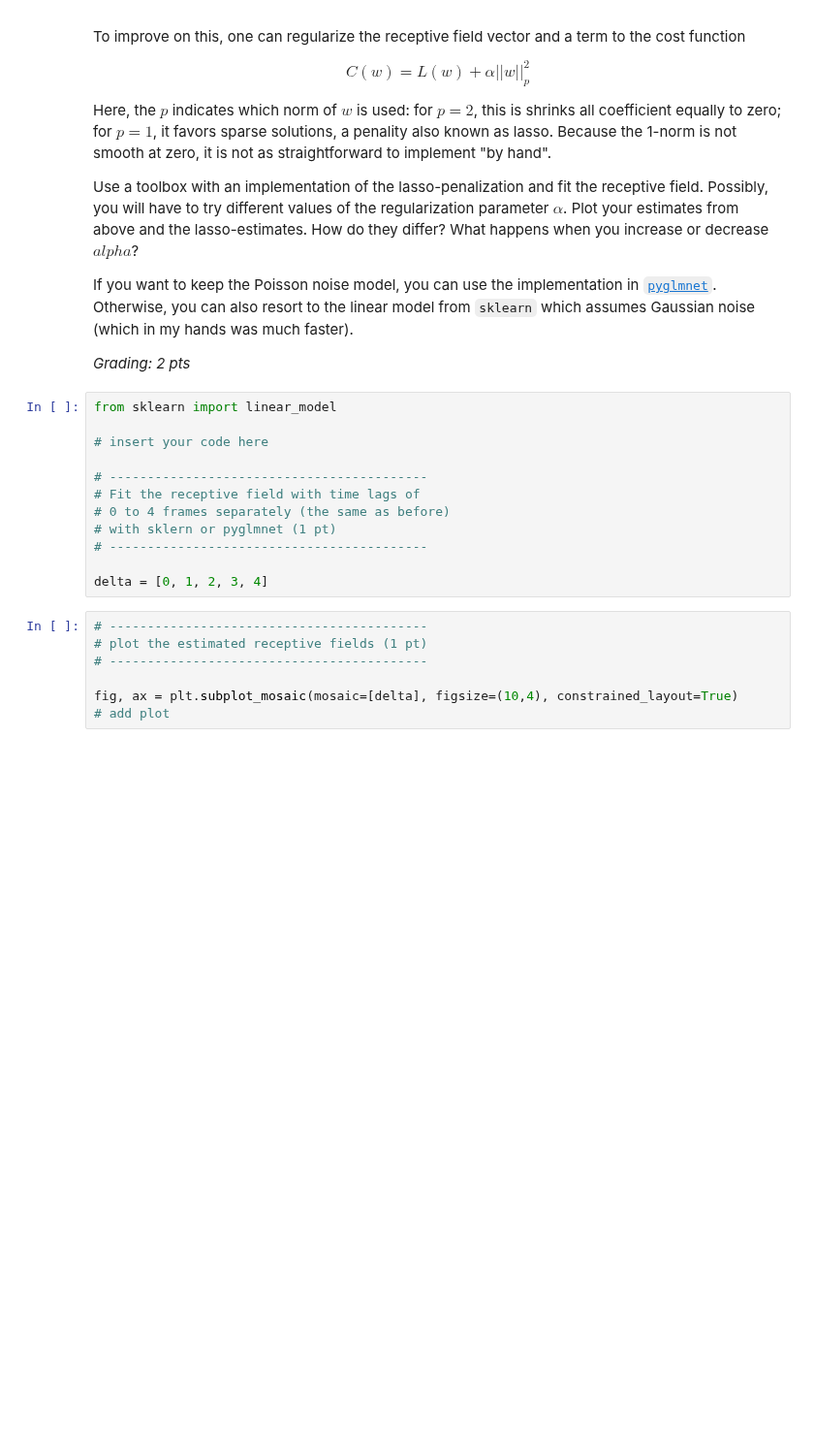
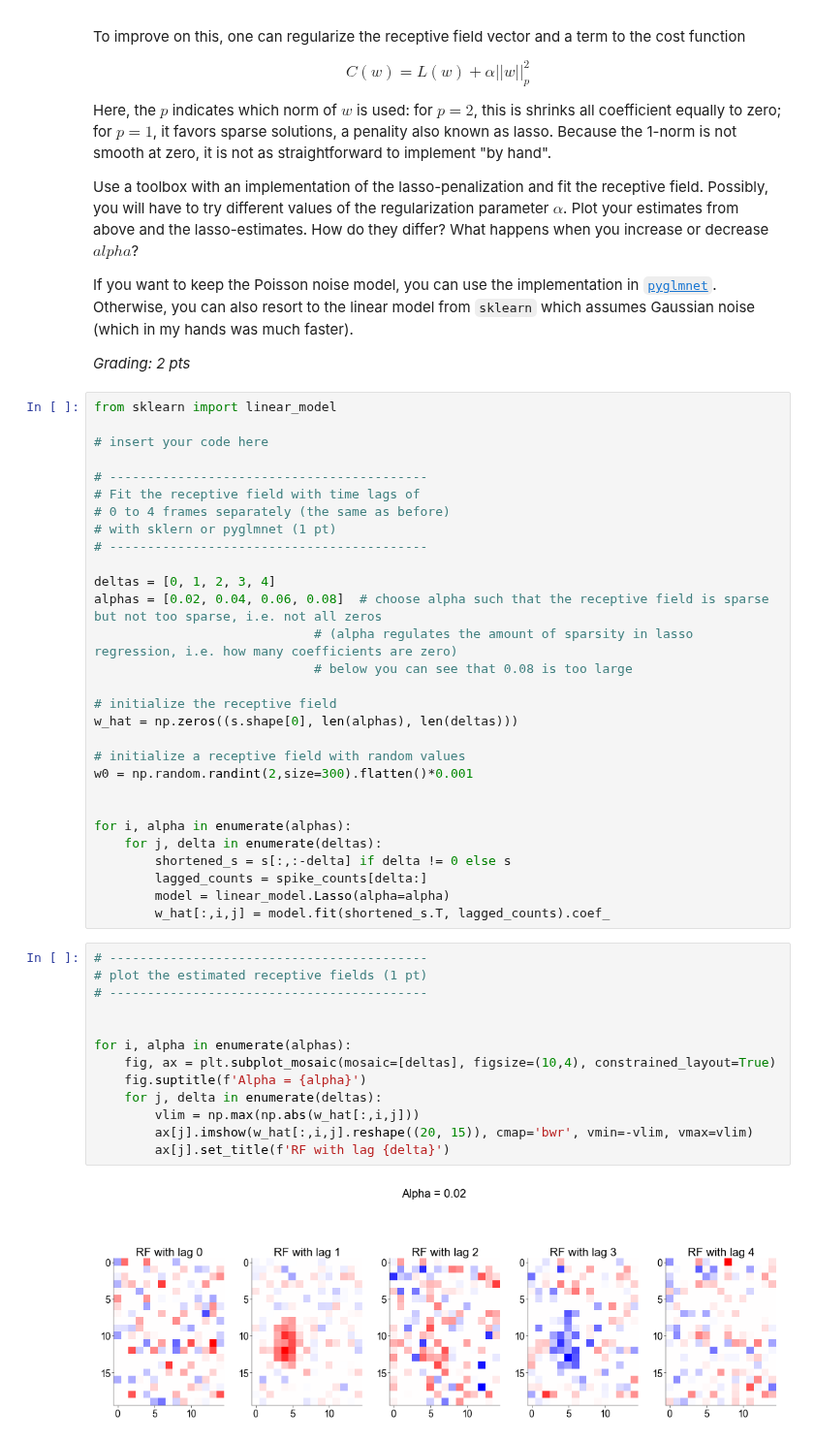
Before and after one commit to H-Kugler/neural-data-science, a Jupyter notebook: notebooks/CodingLab5_harri.ipynb, the cells around one changed output. Shown at 97% size. Cells and saved outputs as stored; diff of their text form; blank space fills up the shorter version.

```diff
--- a/notebooks/CodingLab5_harri.ipynb
+++ b/notebooks/CodingLab5_harri.ipynb
@@ -394,22 +436,47 @@ Use a toolbox with an implementation of the lasso-penalization and fit the recep
 If you want to keep the Poisson noise model, you can use the implementation in [`pyglmnet`](https://pypi.python.org/pypi/pyglmnet). Otherwise, you can also resort to the linear model from `sklearn` which assumes Gaussian noise (which in my hands was much faster).
 
 *Grading: 2 pts*
-# %%
-from sklearn import linear_model
-
-# insert your code here
-
-# ------------------------------------------
-# Fit the receptive field with time lags of
-# 0 to 4 frames separately (the same as before)
-# with sklern or pyglmnet (1 pt)
-# ------------------------------------------
-
-delta = [0, 1, 2, 3, 4]
-# %%
-# ------------------------------------------
-# plot the estimated receptive fields (1 pt)
-# ------------------------------------------
-
-fig, ax = plt.subplot_mosaic(mosaic=[delta], figsize=(10,4), constrained_layout=True)
-# add plot
+# %%
+from sklearn import linear_model
+
+# insert your code here
+
+# ------------------------------------------
+# Fit the receptive field with time lags of
+# 0 to 4 frames separately (the same as before)
+# with sklern or pyglmnet (1 pt)
+# ------------------------------------------
+
+deltas = [0, 1, 2, 3, 4]
+alphas = [0.02, 0.04, 0.06, 0.08]  # choose alpha such that the receptive field is sparse but not too sparse, i.e. not all zeros
+                             # (alpha regulates the amount of sparsity in lasso regression, i.e. how many coefficients are zero)
+                             # below you can see that 0.08 is too large
+
+# initialize the receptive field
+w_hat = np.zeros((s.shape[0], len(alphas), len(deltas)))
+
+# initialize a receptive field with random values
+w0 = np.random.randint(2,size=300).flatten()*0.001
+
+
+for i, alpha in enumerate(alphas):
+    for j, delta in enumerate(deltas):
+        shortened_s = s[:,:-delta] if delta != 0 else s
+        lagged_counts = spike_counts[delta:]
+        model = linear_model.Lasso(alpha=alpha)
+        w_hat[:,i,j] = model.fit(shortened_s.T, lagged_counts).coef_
+# %%
+# ------------------------------------------
+# plot the estimated receptive fields (1 pt)
+# ------------------------------------------
+
+
+for i, alpha in enumerate(alphas):
+    fig, ax = plt.subplot_mosaic(mosaic=[deltas], figsize=(10,4), constrained_layout=True)
+    fig.suptitle(f'Alpha = {alpha}')
+    for j, delta in enumerate(deltas):
+        vlim = np.max(np.abs(w_hat[:,i,j]))
+        ax[j].imshow(w_hat[:,i,j].reshape((20, 15)), cmap='bwr', vmin=-vlim, vmax=vlim)
+        ax[j].set_title(f'RF with lag {delta}')
+# %% [output]
+[figure, added]
```
Also changed, not shown: parts of 10 cells of this notebook.
